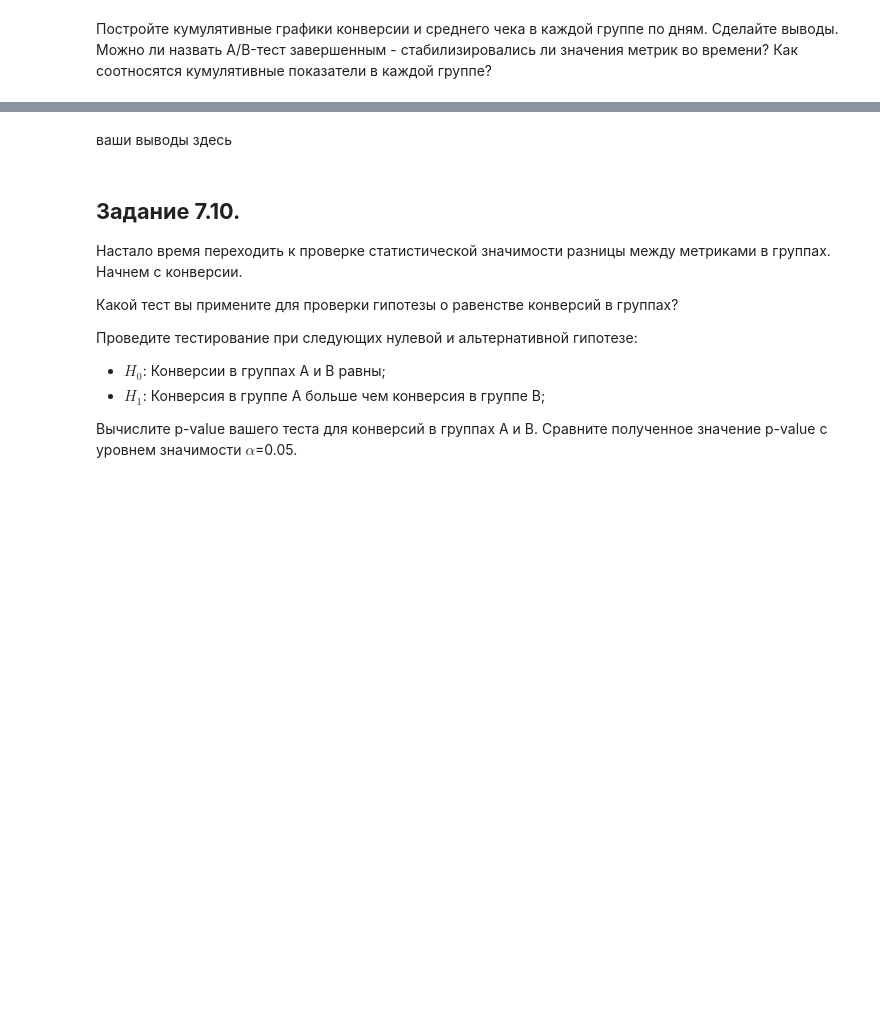
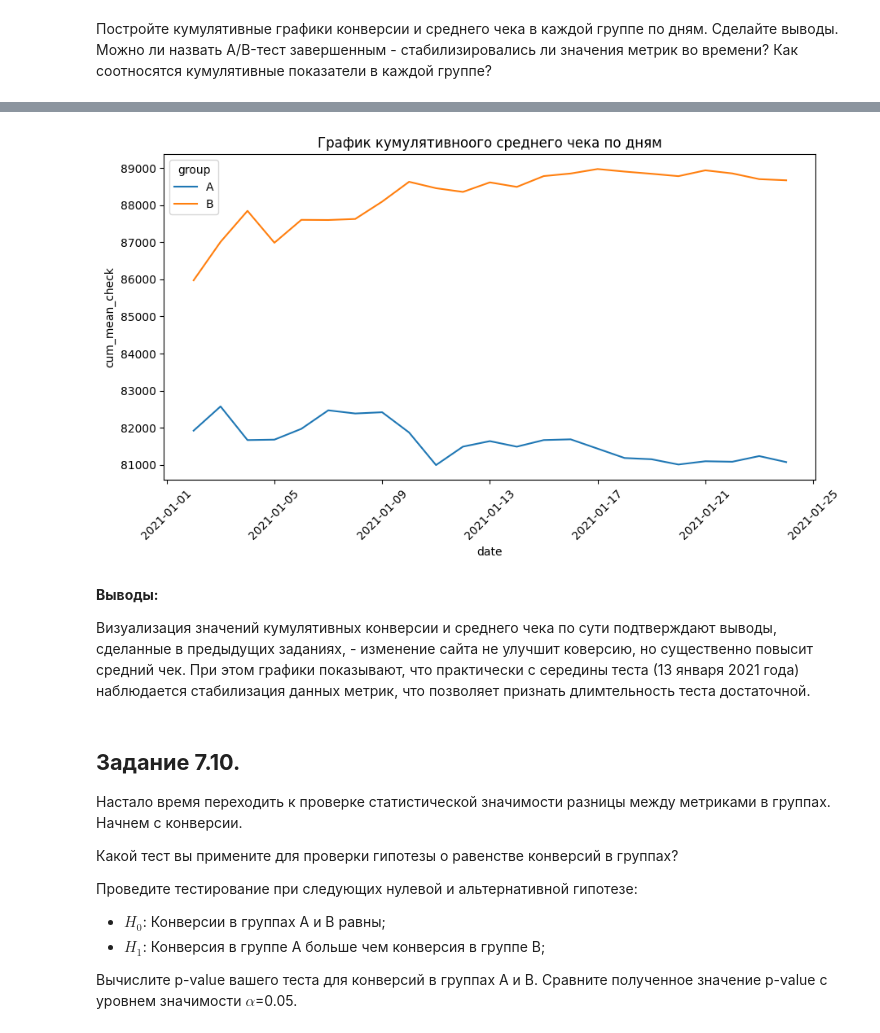
Before and after one commit to ElenaBask/Homework_SF, a Jupyter notebook: Project EDA-5/Template_EDA_5.ipynb, the cells around one changed output, grey strips where cells are left out. Saved outputs shown, nothing was run; the diff lists cells and outputs as text; code cells hidden in the pictures; blank space fills up the shorter version.

```diff
--- a/Project EDA-5/Template_EDA_5.ipynb
+++ b/Project EDA-5/Template_EDA_5.ipynb
@@ -259,5 +351,17 @@ data_agg
+# %%
+fig = plt.figure(figsize=(8, 4))
+ax = fig.add_axes([1, 1, 1, 1])
+# строим lineplot для кумулятивной конверсии во времени в каждой группе
+sns.lineplot(x='date', y='cum_mean_check', data=daily_data, hue='group', ax=ax)
+ax.set_title('График кумулятивноого среднего чека по дням')
+# задаём поворот меток на оси абсцисс
+ax.xaxis.set_tick_params(rotation = 45);
+# %% [output]
+[figure, added]
 # %% [markdown]
-ваши выводы здесь
+**Выводы:**
+
+Визуализация значений кумулятивных конверсии и среднего чека по сути подтверждают выводы, сделанные в предыдущих заданиях, - изменение сайта не улучшит коверсию, но существенно повысит средний чек. При этом графики показывают, что практически с середины теста (13 января 2021 года) наблюдается стабилизация данных метрик, что позволяет признать длимтельность теста достаточной.
 # %% [markdown]
 ## **Задание 7.10.**
 
```
Also changed, not shown: parts of 21 cells of this notebook.
